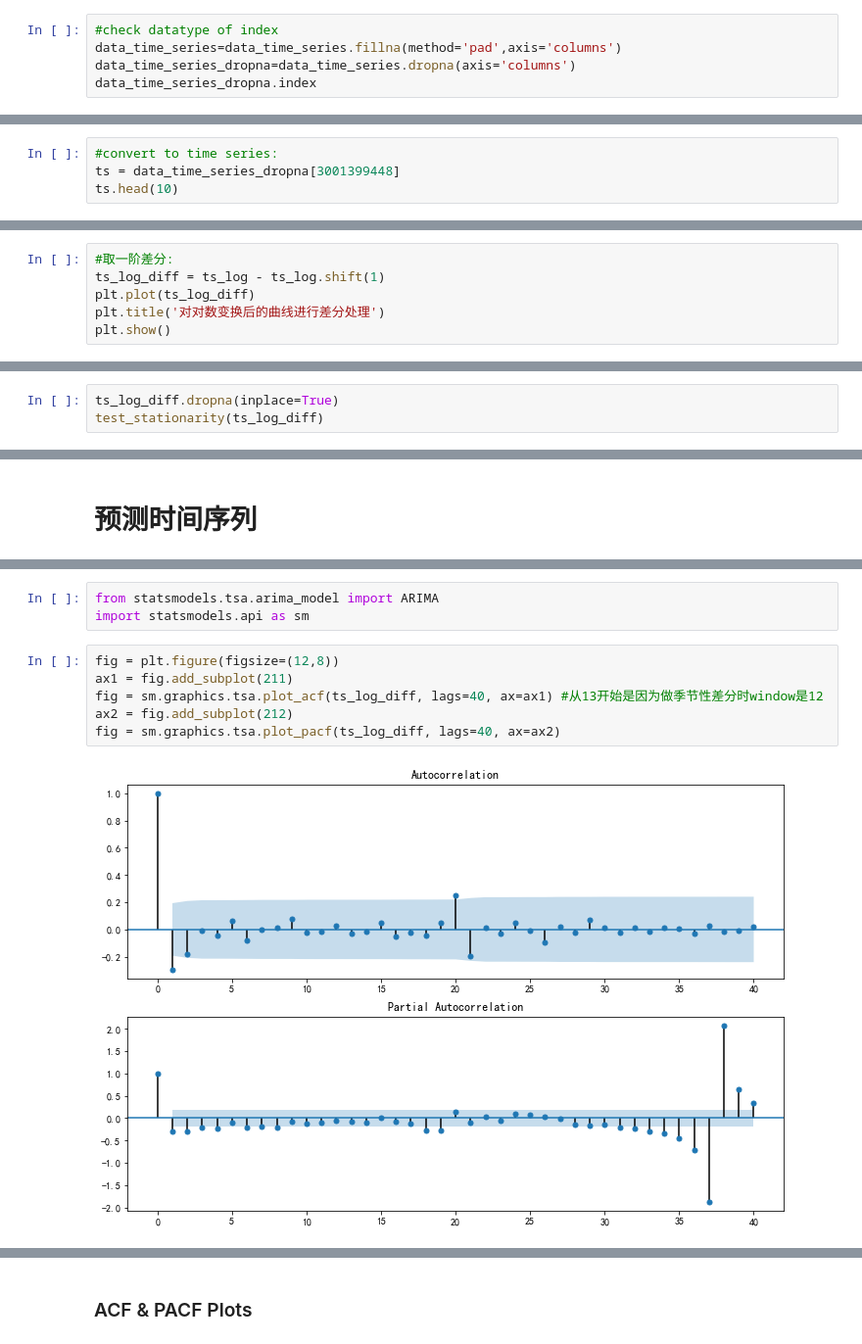
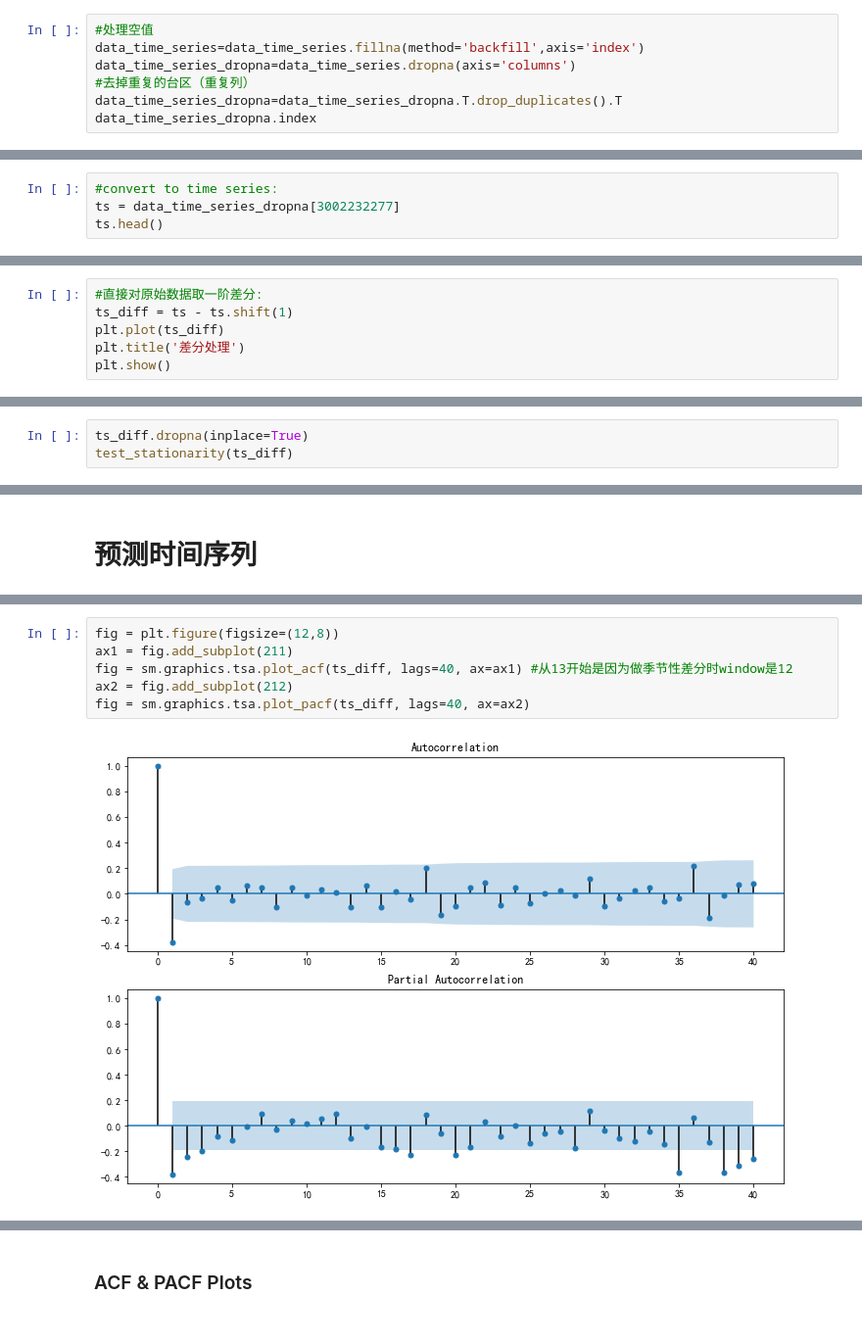
Before and after one commit to Perilla000leaves/Analytics_Vidhya, a Jupyter notebook: Articles/Time_Series_Analysis/Time_Series_Load.ipynb, the cells around one changed output, grey strips where cells are left out. Shown at 98% size. Cells and saved outputs as stored; diff of their text form.

```diff
--- a/Articles/Time_Series_Analysis/Time_Series_Load.ipynb
+++ b/Articles/Time_Series_Analysis/Time_Series_Load.ipynb
@@ -126,8 +135,10 @@ data_time_series.head()
 5 rows × 4609 columns
 # %%
-#check datatype of index
-data_time_series=data_time_series.fillna(method='pad',axis='columns')
+#处理空值
+data_time_series=data_time_series.fillna(method='backfill',axis='index')
 data_time_series_dropna=data_time_series.dropna(axis='columns')
+#去掉重复的台区（重复列）
+data_time_series_dropna=data_time_series_dropna.T.drop_duplicates().T
 data_time_series_dropna.index
 # %% [output]
 DatetimeIndex(['2017-06-01', '2017-06-08', '2017-06-15', '2017-06-22',
@@ -178,6 +207,6 @@ bs_year_max[(bs_year_max['2017']<bs_year_max['2018']) & (bs_year_max['2018']<bs_
 # %%
 #convert to time series:
-ts = data_time_series_dropna[3001399448]
-ts.head(10)
+ts = data_time_series_dropna[3002232277]
+ts.head()
 # %% [output]
 time_series
@@ -415,9 +344,9 @@ p值小于0.05，拒绝原假设，说明时间序列是平稳的
 # %% [markdown]
 ### 差分:
 # %%
-#取一阶差分:
-ts_log_diff = ts_log - ts_log.shift(1)
-plt.plot(ts_log_diff)
-plt.title('对对数变换后的曲线进行差分处理')
+#直接对原始数据取一阶差分:
+ts_diff = ts - ts.shift(1)
+plt.plot(ts_diff)
+plt.title('差分处理')
 plt.show()
 # %% [output]
@@ -425,4 +354,4 @@ plt.show()
 # %%
-ts_log_diff.dropna(inplace=True)
-test_stationarity(ts_log_diff)
+ts_diff.dropna(inplace=True)
+test_stationarity(ts_diff)
 # %% [output]
@@ -591,11 +604,8 @@ plt.show()
-# %%
-from statsmodels.tsa.arima_model import ARIMA
-import statsmodels.api as sm
 # %%
 fig = plt.figure(figsize=(12,8))
 ax1 = fig.add_subplot(211)
-fig = sm.graphics.tsa.plot_acf(ts_log_diff, lags=40, ax=ax1) #从13开始是因为做季节性差分时window是12
+fig = sm.graphics.tsa.plot_acf(ts_diff, lags=40, ax=ax1) #从13开始是因为做季节性差分时window是12
 ax2 = fig.add_subplot(212)
-fig = sm.graphics.tsa.plot_pacf(ts_log_diff, lags=40, ax=ax2)
+fig = sm.graphics.tsa.plot_pacf(ts_diff, lags=40, ax=ax2)
 # %% [output]
-[figure, old version]
+[figure, new version]
```
Also changed, not shown: parts of 87 cells of this notebook, 1 other file.
